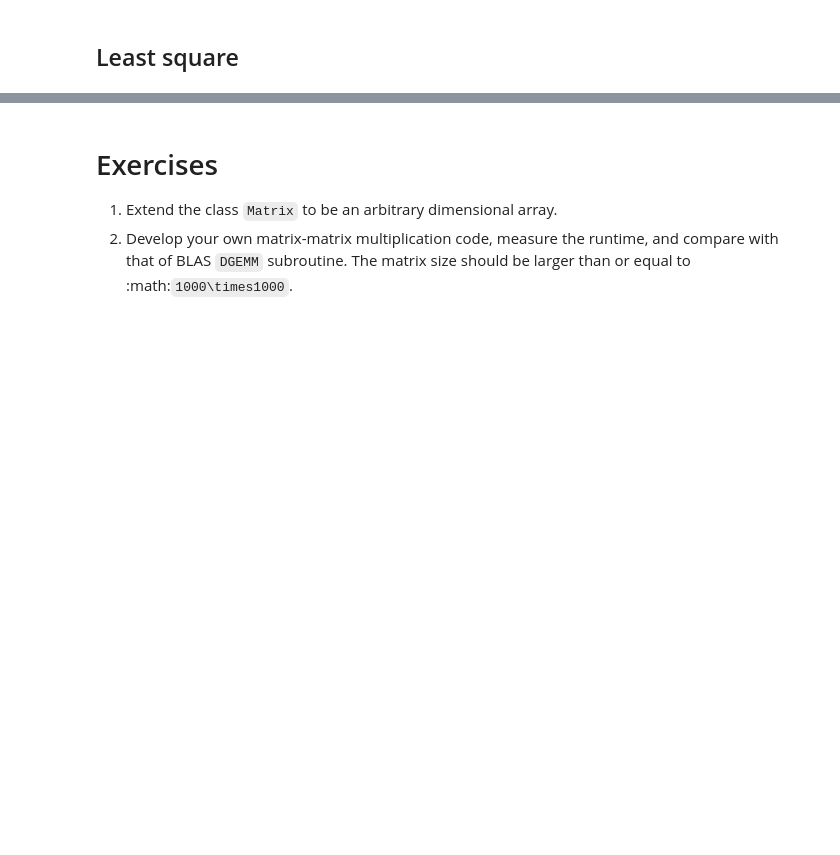
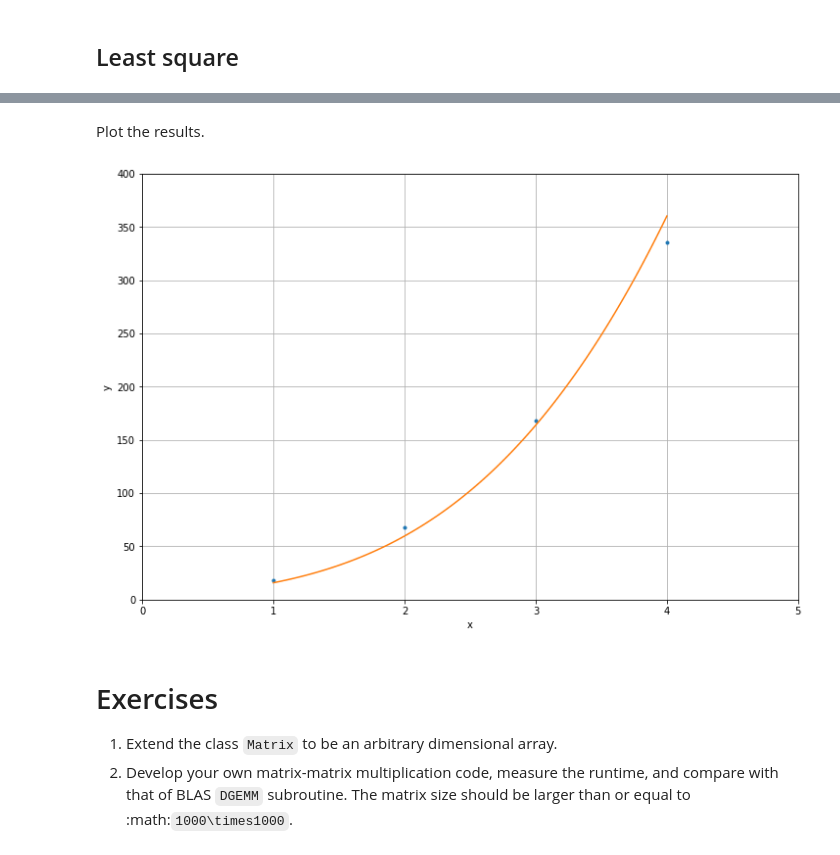
Before and after one commit to yungyuc/nsd, a Jupyter notebook: notebook/20sp_nctu/05_matrix/matrix.ipynb, the cells around one changed output, grey strips where cells are left out. Drawn from its saved outputs; the diff is of its cells as text; code cells hidden in the pictures; blank space fills up the shorter version.

```diff
--- a/notebook/20sp_nctu/05_matrix/matrix.ipynb
+++ b/notebook/20sp_nctu/05_matrix/matrix.ipynb
@@ -4,0 +1,9 @@ rm -rf *.o *.dSYM/ 01_pod_vector 02_pod_matrix_auto 03_pod_matrix_rowmajor 04_po
+# %%
+%matplotlib inline
+
+import numpy as np
+
+import matplotlib.pyplot as plt
+plt.rc('figure', figsize=(12, 8))
+
+!make clean
@@ -1050,3 +1143,20 @@ LAPACK provides `?GESL` and the associated functions to find the approximated so
+# %% [markdown]
+Plot the results.
+# %%
+poly = np.poly1d(np.array([5.35749, -2.04348, 12.5266, 0], dtype='float64'))
+xin = np.array([1, 2, 3, 4], dtype='float64')
+yin = np.array([18, 68, 168, 336], dtype='float64')
+xp = np.linspace(1, 4, 100)
+
+plt.rc('figure', figsize=(12, 8))
+plt.plot(xin, yin, '.', xp, poly(xp), '-')
+plt.xlim(0, 5)
+plt.ylim(0, 400)
+plt.xlabel('x')
+plt.ylabel('y')
+plt.grid()
+# %% [output]
+[figure, added]
 # %% [markdown]
 # Exercises
 
```
Also changed, not shown: parts of 8 cells of this notebook, 4 other files.
